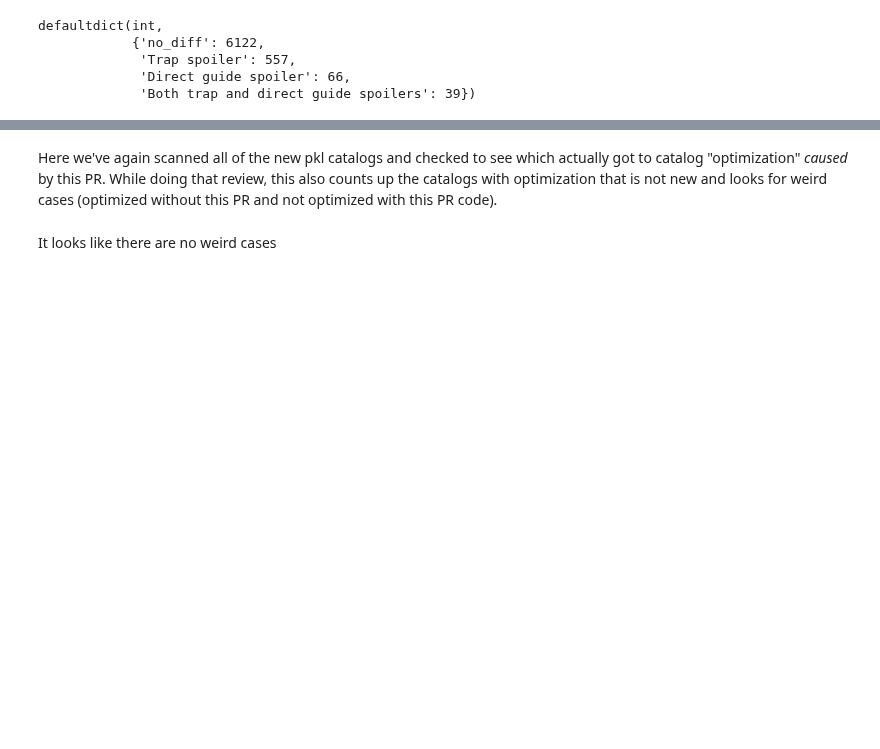
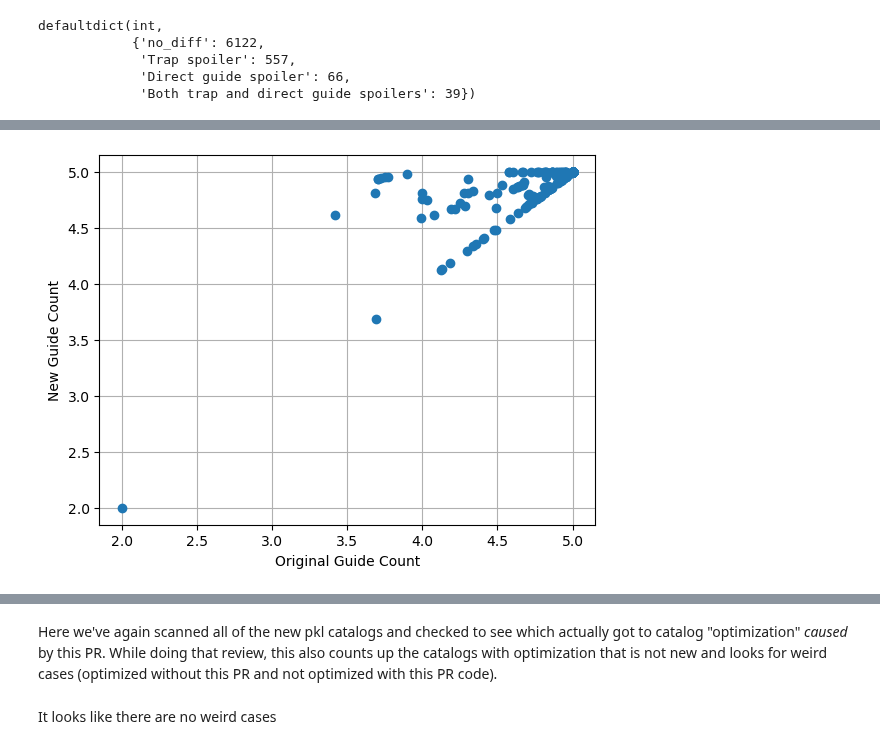
Before and after one commit to sot/proseco, a Jupyter notebook: validate/pr410-regression-optimization.ipynb, the cells around one changed output, grey strips where cells are left out. Saved outputs shown, nothing was run; the diff lists cells and outputs as text; code cells hidden in the pictures; blank space fills up the shorter version.

```diff
--- a/validate/pr410-regression-optimization.ipynb
+++ b/validate/pr410-regression-optimization.ipynb
@@ -78,0 +145,8 @@ defaultdict(int,
+# %%
+
+plt.plot(dat["guide_count_1"], dat["guide_count_2"], 'o')
+plt.xlabel('Original Guide Count')
+plt.ylabel('New Guide Count')
+plt.grid(True)
+# %% [output]
+[figure, added]
```
Also changed, not shown: parts of 15 cells of this notebook.
